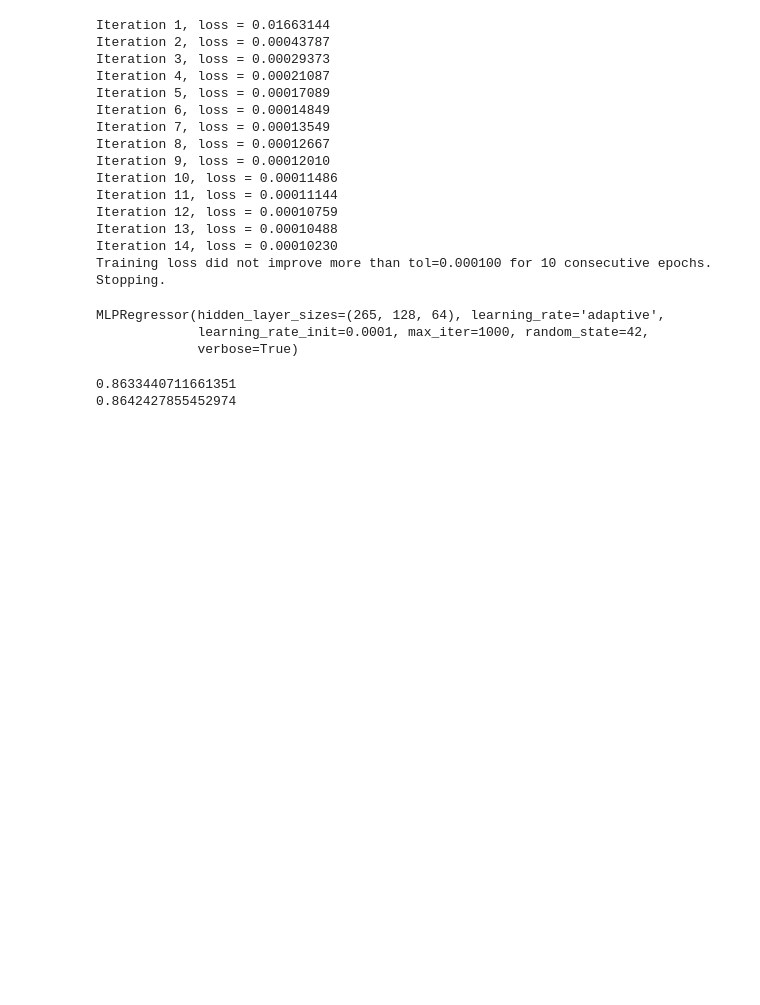
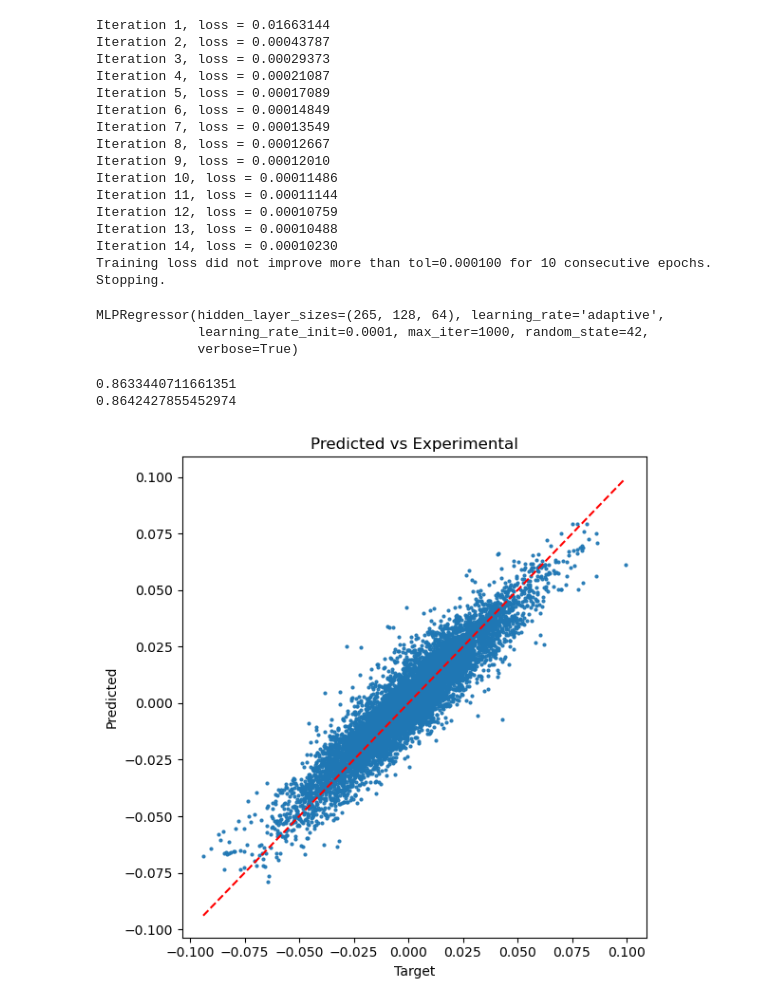
Before and after one commit to KagakuAI/DipoleML, a Jupyter notebook: Notebook_2_Basic_machine_learning.ipynb, the cells around one changed output. Saved outputs shown, nothing was run; the diff lists cells and outputs as text; code cells hidden in the pictures; blank space fills up the shorter version.

```diff
--- a/Notebook_2_Basic_machine_learning.ipynb
+++ b/Notebook_2_Basic_machine_learning.ipynb
@@ -140,3 +143,22 @@ print(r2_score(y_test, y_pred_test))
 # %% [output]
 0.8633440711661351
 0.8642427855452974
+# %%
+target = y_test
+predicted = y_pred_test
+
+plt.figure(figsize=(6, 6))
+plt.scatter(target, predicted, s=4, alpha=0.9)
+
+# Perfect prediction line
+min_val = min(target.min(), predicted.min())
+max_val = max(target.max(), predicted.max())
+plt.plot([min_val, max_val], [min_val, max_val], 'r--')
+
+plt.xlabel("Target")
+plt.ylabel("Predicted")
+plt.title("Predicted vs Experimental")
+plt.tight_layout()
+plt.show()
+# %% [output]
+[figure, added]
```
Also changed, not shown: parts of 1 cell of this notebook.
